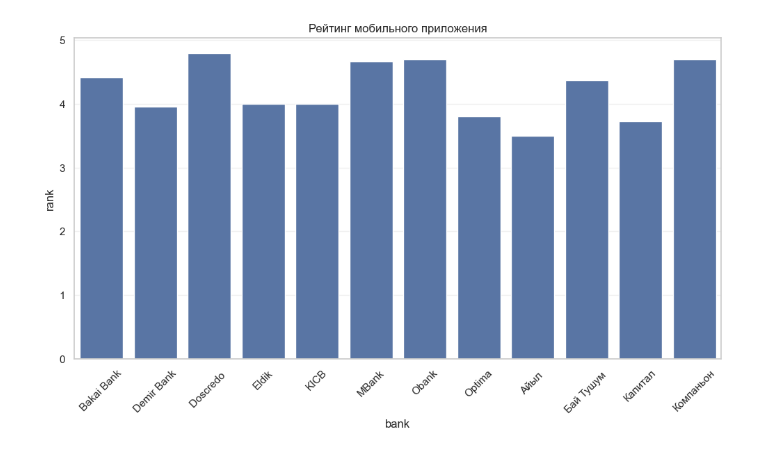
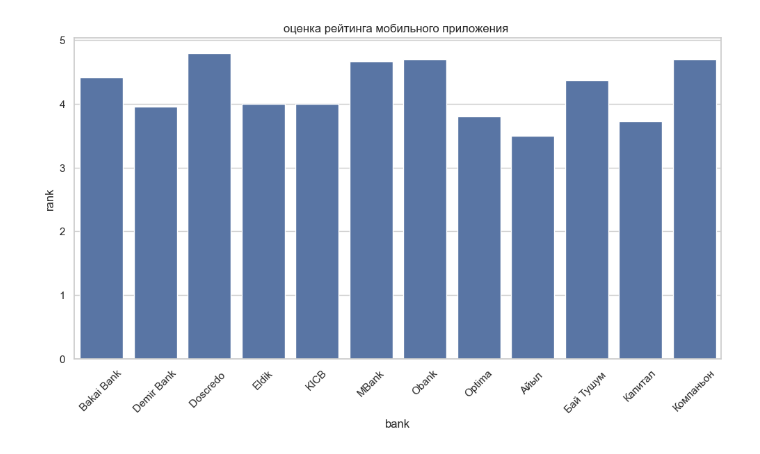
Before and after one commit to aizaszt/Bank_Analiysis, a Jupyter notebook: notebooks/EDA_bank.ipynb, the cells around one changed output. Drawn from its saved outputs; the diff is of its cells as text; code cells hidden in the pictures.

```diff
--- a/notebooks/EDA_bank.ipynb
+++ b/notebooks/EDA_bank.ipynb
@@ -71,11 +196,11 @@ avg = final.groupby('bank').mean(numeric_only=True).reset_index()
 # %%
 #Анализ цифровизации или приложения банка и их рейтинг
 plt.figure(figsize=(12,6))
 sns.barplot(data=avg, x='bank', y='rank')
 plt.xticks(rotation=45)
-plt.title("Рейтинг мобильного приложения")
+plt.title("оценка рейтинга мобильного приложения ")
 plt.show()
 
 #Банки с высоким рейтингом мобильного приложения обеспечивают более удобный пользовательский опыт
 # %% [output]
-[figure, old version]
+[figure, new version]
```
Also changed, not shown: parts of 23 cells of this notebook, 2 other files.
